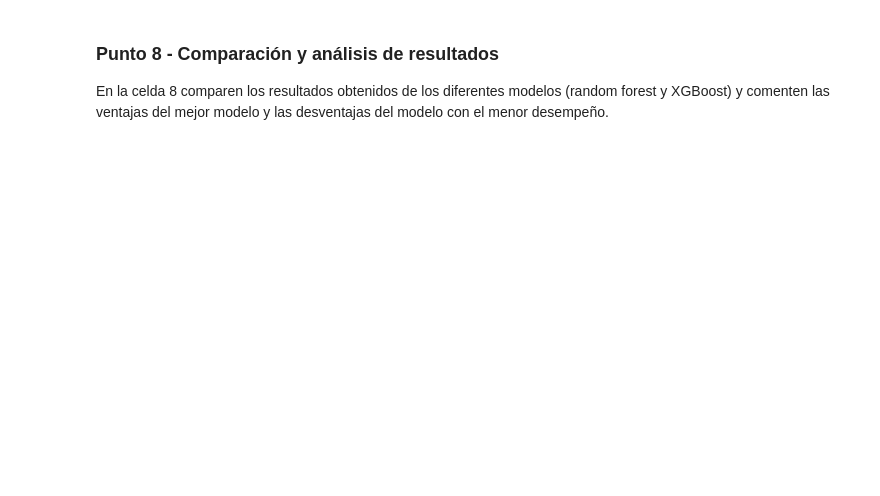
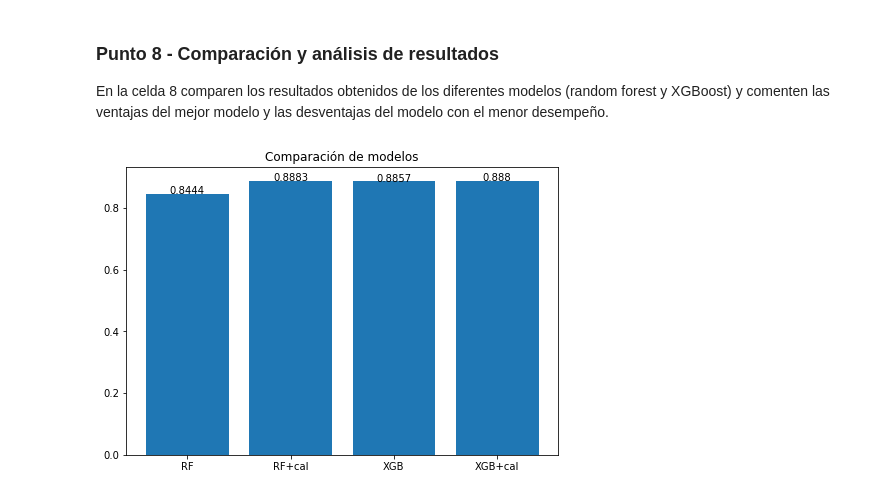
Before and after one commit to ivancbarriga/MIAD_ML_and_NLP, a Jupyter notebook: Semana 2/S2TC1_RandomForests_Boosting.ipynb, the cells around one changed output. Saved outputs shown, nothing was run; the diff lists cells and outputs as text; code cells hidden in the pictures; blank space fills up the shorter version.

Commit message:
Update S2TC1_RandomForests_Boosting.ipynb
Punto 7: Calibracion con RandomizedSearchCV

Punto 8: Grafica y conclusiones

```diff
--- a/Semana 2/S2TC1_RandomForests_Boosting.ipynb
+++ b/Semana 2/S2TC1_RandomForests_Boosting.ipynb
@@ -354,7 +354,7 @@ clf.fit(X_train, y_train)
 rf_predictions = clf.predict(X_test)
 
 # Reporte del desempeño
-
+Acc_RF=accuracy_score(rf_predictions, y_test)
 print('Accuracy random forest con sklearn =', accuracy_score(rf_predictions, y_test))
 print("""
 Comentarios sobre los resultados: Luego de entrenar el modelo random forest de scikitlearn, se obtiene un Accuracy con un
@@ -457,7 +457,7 @@ clf.fit(X_train, y_train)
 rf_predictions = clf.predict(X_test)
 
 # Reporte del desempeño
-
+Acc_RF_Cal=accuracy_score(rf_predictions, y_test)
 print('Accuracy random forest con sklearn =', accuracy_score(rf_predictions, y_test))
 
 print("""
@@ -503,0 +508,19 @@ En la celda 7 calibren los parámetros learning rate, gamma y colsample_bytree d
+# %%
+# Celda 7
+from sklearn.model_selection import RandomizedSearchCV
+params = {
+ "learning_rate" : [0.01,0.02,0.03,0.04,0.05,0.06,0.07,0.08,0.09,0.10,0.15],
+ "gamma": [ 0.0, 0.1, 0.2 , 0.3, 0.4,0.45,0.5,0.6 ],
+ "colsample_bytree" : [ 0.2,0.3, 0.4, 0.5 , 0.7 ]
+}
+clf_tun = XGBClassifier()
+tun_XGB=RandomizedSearchCV(clf_tun,param_distributions=params,n_iter=5,scoring='roc_auc',n_jobs=-1,cv=5,verbose=3)
+tun_XGB.fit(X_train, y_train,eval_metric='logloss')
+display(tun_XGB.best_estimator_)
+
+best_XGB=tun_XGB.best_estimator_
+
+y_pred = best_XGB.predict(X_test)
+print(" \nF1 Score :" +str(metrics.f1_score(y_pred, y_test.values)))
+Acc_XGB_cal=metrics.accuracy_score(y_pred, y_test.values)
+print("Accuracy Score: " +str(metrics.accuracy_score(y_pred, y_test.values)))
@@ -508,0 +549,21 @@ En la celda 8 comparen los resultados obtenidos de los diferentes modelos (rando
+# %%
+# Celda 8
+Acc_RF
+Acc_RF_Cal
+Acc_XGB
+Acc_XGB_cal
+
+#Comparacion de modelos
+fig = plt.figure()
+ax = fig.add_axes([0,0,1,1])
+ax.set_title("Comparación de modelos")
+ejeX = ['RF','RF+cal','XGB','XGB+cal']
+ejeY = [round(Acc_RF,4), round(Acc_RF_Cal,4), round(Acc_XGB,4), round(Acc_XGB_cal,4)]
+ax.bar(ejeX,ejeY)
+def addlabels(x,y,plotP):
+    for i in range(len(x)):
+        plotP.text(i,y[i],y[i],ha='center')
+addlabels(ejeX,ejeY,plt)
+plt.show()
+# %% [output]
+[figure, added]
```
Also changed, not shown: parts of 5 cells of this notebook.
